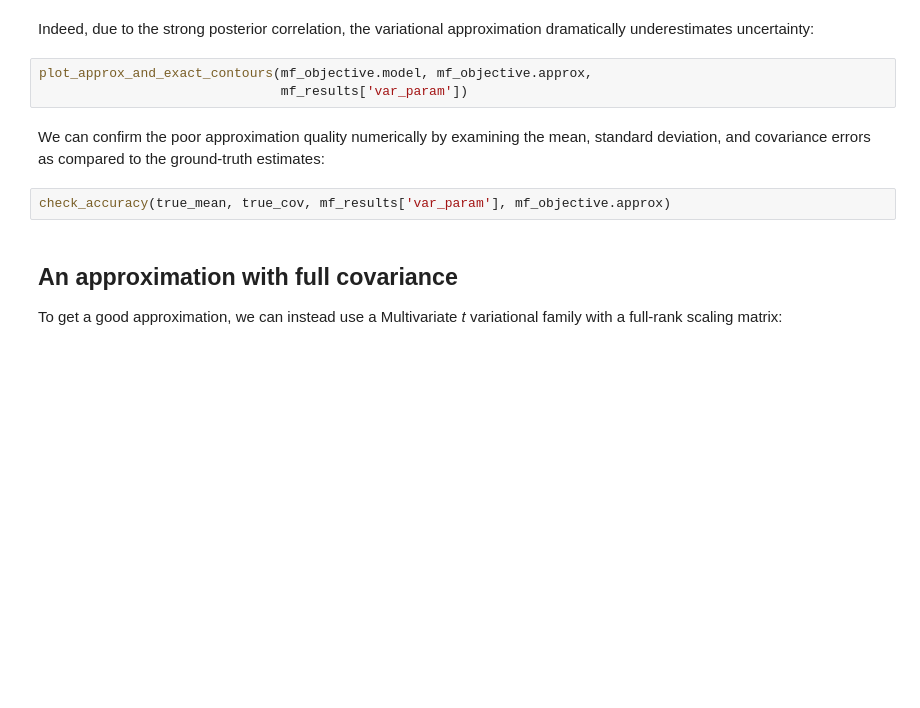
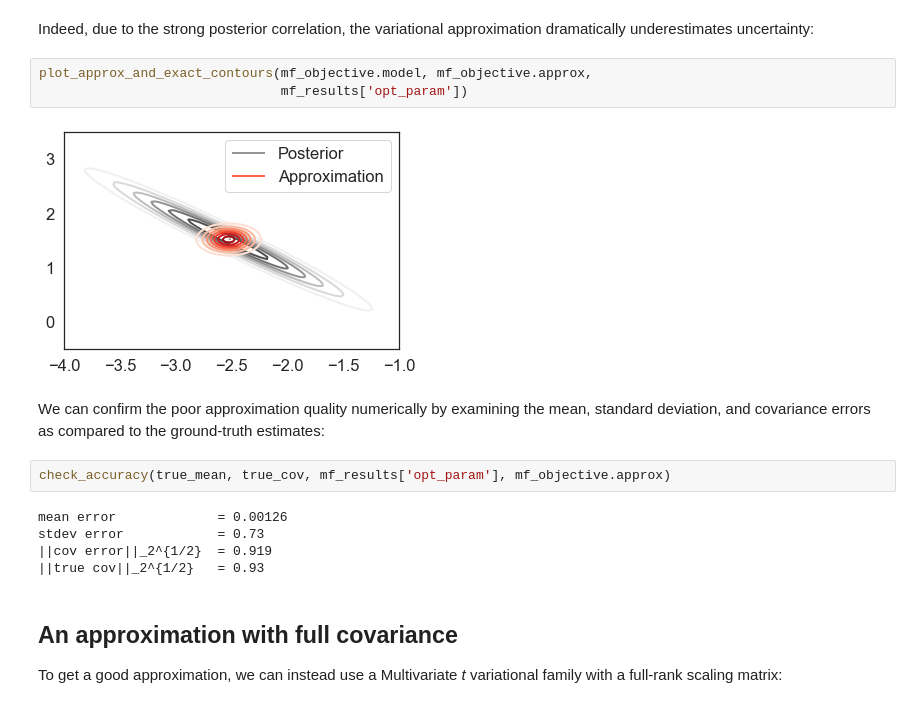
Before and after one commit to jhuggins/viabel, a Jupyter notebook: docs/source/robust-regression.ipynb, the cells around one changed output. Cells and saved outputs as stored; diff of their text form; blank space fills up the shorter version.

```diff
--- a/docs/source/robust-regression.ipynb
+++ b/docs/source/robust-regression.ipynb
@@ -112,11 +120,18 @@ with warnings.catch_warnings():
 Indeed, due to the strong posterior correlation, the variational approximation dramatically underestimates uncertainty:
 # %%
 plot_approx_and_exact_contours(mf_objective.model, mf_objective.approx,
-                               mf_results['var_param'])
+                               mf_results['opt_param'])
+# %% [output]
+[figure, added]
 # %% [markdown]
 We can confirm the poor approximation quality numerically by examining the mean, standard deviation, and covariance errors as compared to the ground-truth estimates:
 # %%
-check_accuracy(true_mean, true_cov, mf_results['var_param'], mf_objective.approx)
+check_accuracy(true_mean, true_cov, mf_results['opt_param'], mf_objective.approx)
+# %% [output]
+mean error             = 0.00126
+stdev error            = 0.73
+||cov error||_2^{1/2}  = 0.919
+||true cov||_2^{1/2}   = 0.93
 # %% [markdown]
 ## An approximation with full covariance
 
```
Also changed, not shown: parts of 7 cells of this notebook, 11 other files.
